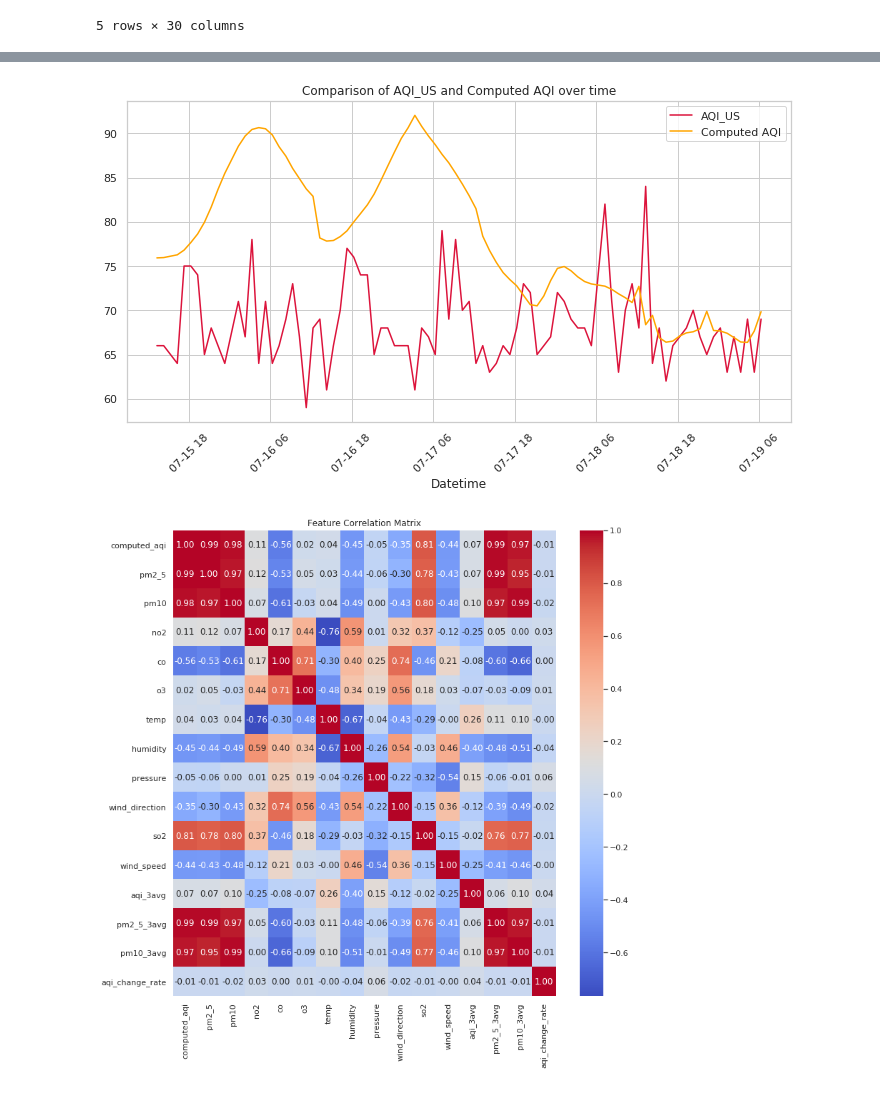
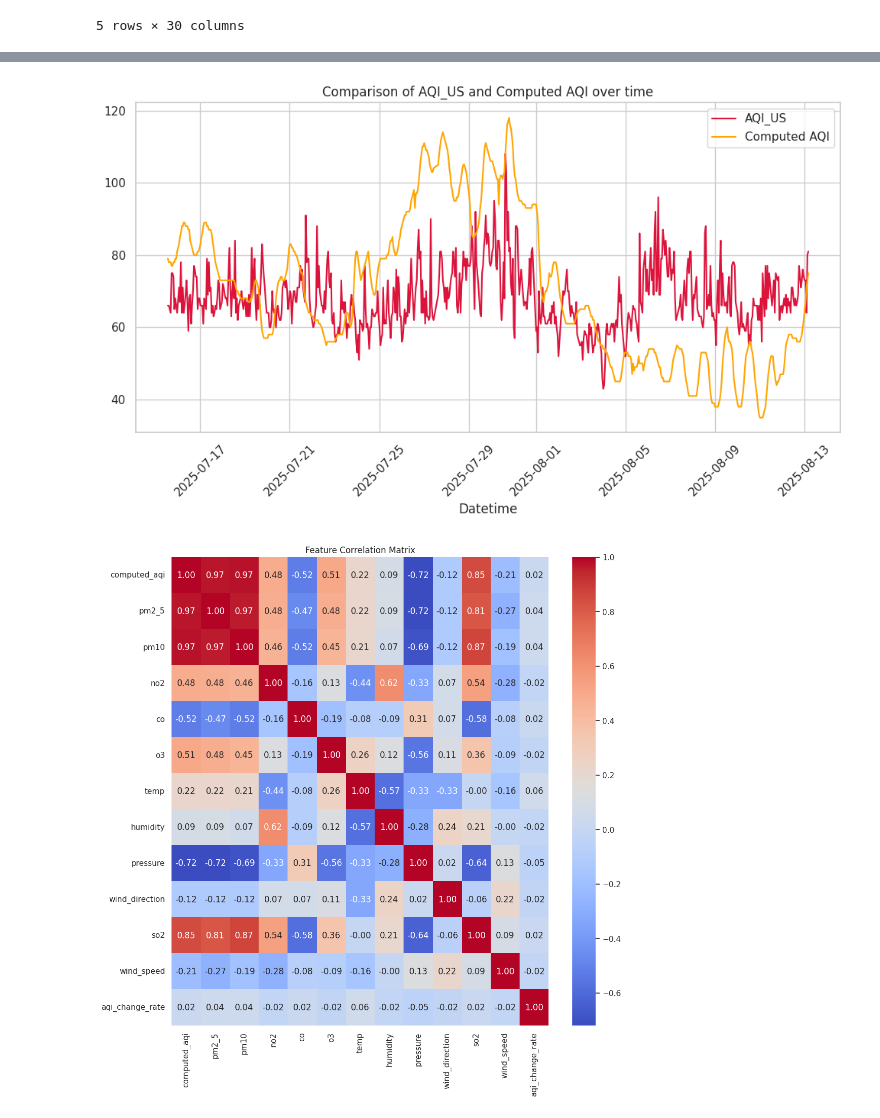
Before and after one commit to maheenrizwan11/AQI-Predictor, a Jupyter notebook: notebooks/eda.ipynb, the cells around one changed output, grey strips where cells are left out. Saved outputs shown, nothing was run; the diff lists cells and outputs as text; code cells hidden in the pictures.

```diff
--- a/notebooks/eda.ipynb
+++ b/notebooks/eda.ipynb
@@ -9,7 +9,7 @@ sns.set(style="whitegrid")
 plt.rcParams["figure.figsize"] = (10, 6)
 
 # Load data
-df = pd.read_csv("../data/processed/final_features.csv", parse_dates=["datetime"])
+df = pd.read_csv("https://raw.githubusercontent.com/maheenrizwan11/AQI-Predictor/refs/heads/main/data/processed/final_features.csv", parse_dates=["datetime"])
 df.head()
 # %% [output]
 |  | datetime | hour | day | month | weekday | aqi_us | aqi_cn | main_pollutant | temp | humidity | ... |
@@ -106,15 +121,15 @@ plt.legend()
 plt.tight_layout()
 plt.show()
 # %% [output]
-[figure, old version]
+[figure, new version]
 # %%
 # Correlation heatmap
 corr = df[["computed_aqi", "pm2_5", "pm10", "no2", "co", "o3", "temp", "humidity", "pressure", "wind_direction",
-          "so2", "wind_speed", "aqi_3avg", "pm2_5_3avg", "pm10_3avg", "aqi_change_rate"]].corr()
+          "so2", "wind_speed", "aqi_change_rate"]].corr()
 
 plt.figure(figsize=(12, 12))
 sns.heatmap(corr, annot=True, cmap="coolwarm", fmt=".2f")
 plt.title("Feature Correlation Matrix")
 plt.show()
 # %% [output]
-[figure, old version]
+[figure, new version]
```
Also changed, not shown: parts of 6 cells of this notebook, 34 other files.
